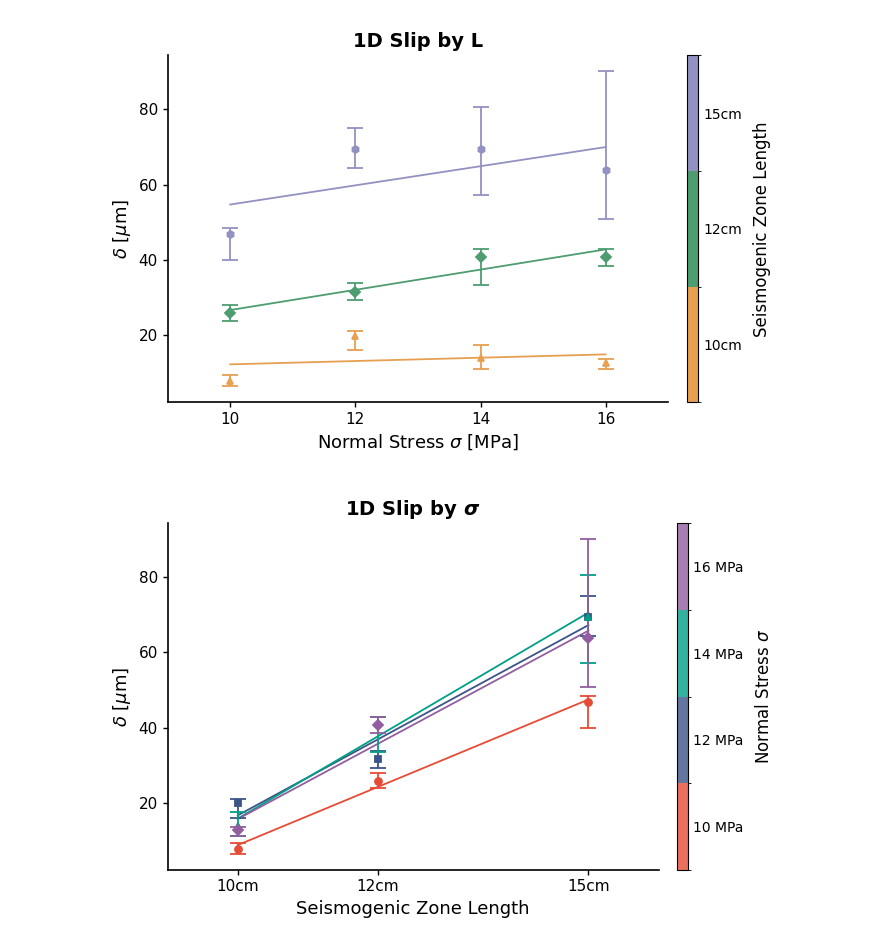
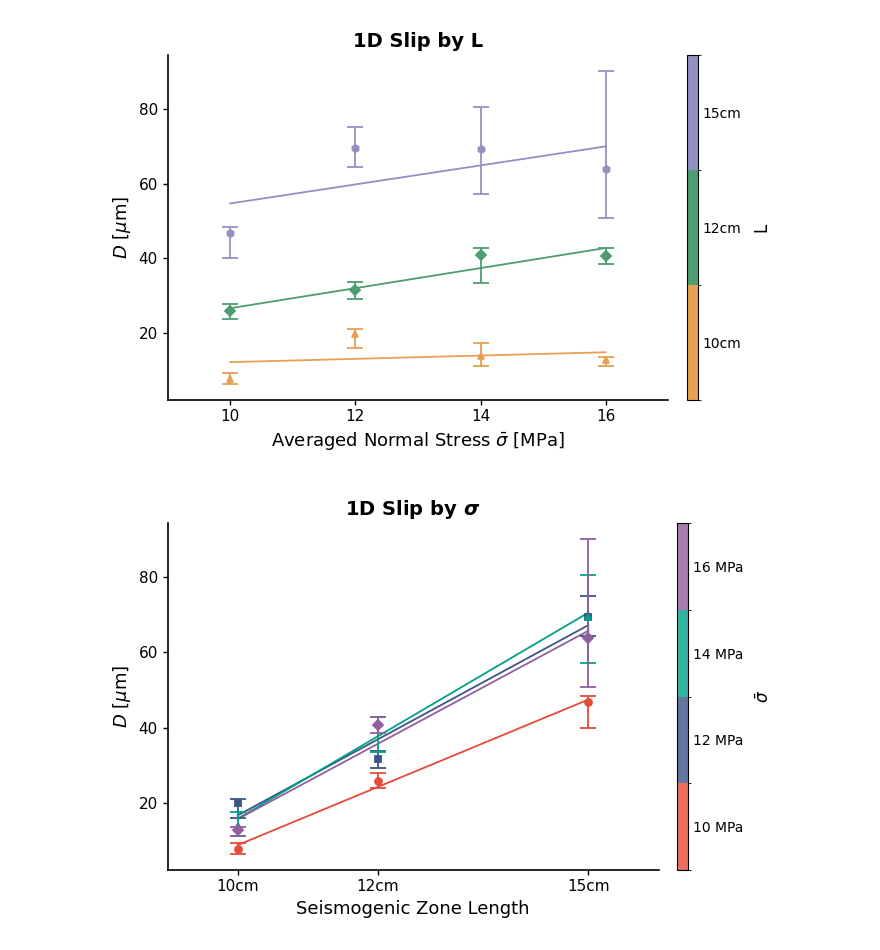
Before and after one commit to Potter0427/labquake_explorer_re, a Jupyter notebook: export h5/1D_Summary_Plots_Pub copy.ipynb, the cells around one changed output. Saved outputs shown, nothing was run; the diff lists cells and outputs as text; code cells hidden in the pictures.

```diff
--- a/export h5/1D_Summary_Plots_Pub copy.ipynb
+++ b/export h5/1D_Summary_Plots_Pub copy.ipynb
@@ -252,7 +252,7 @@ def plot_metric(target_metric, title, ylabel, loglog=False, use_delta=False, sho
         ax.set_xscale('log'); ax.set_yscale('log')
         ax.xaxis.set_major_formatter(ScalarFormatter())
         ax.xaxis.set_minor_formatter(NullFormatter()); ax.yaxis.set_minor_formatter(NullFormatter())
-    ax.set_xlabel(r'Normal Stress $\sigma$ [MPa]'); ax.set_ylabel(ylabel); ax.set_title(title)
+    ax.set_xlabel(r'Averaged Normal Stress $\bar{\sigma}$ [MPa]'); ax.set_ylabel(ylabel); ax.set_title(title)
     if loglog and all_sigmas: ax.set_xlim(min(all_sigmas) - 1, max(all_sigmas) + 1)
     else:
         try: ax.set_xlim(xlim_min, xlim_max)
@@ -270,7 +270,7 @@ def plot_metric(target_metric, title, ylabel, loglog=False, use_delta=False, sho
         ax.legend(handles=[line_kc], loc='best', fontsize=10, frameon=False)
     _apply_pub_style(ax)
     cbar = fig.colorbar(sm, ax=ax, ticks=list(range(n)), aspect=30, pad=0.03)
-    _style_colorbar(cbar, [item['group'] for item in data_to_plot], 'Seismogenic Zone Length')
+    _style_colorbar(cbar, [item['group'] for item in data_to_plot], 'L')
     plt.tight_layout()
     plt.show()
 
@@ -328,7 +328,7 @@ def plot_metric_by_group(target_metric, title, ylabel, loglog=False, use_delta=F
     ax.set_xticks(x_vals_all); ax.set_xticklabels(group_order)
     _apply_pub_style(ax)
     cbar = fig.colorbar(sm, ax=ax, ticks=list(range(n)), aspect=30, pad=0.03)
-    _style_colorbar(cbar, [f'{s:.0f} MPa' for s in unique_sigmas], r'Normal Stress $\sigma$')
+    _style_colorbar(cbar, [f'{s:.0f} MPa' for s in unique_sigmas], r'$\bar{\sigma}$')
     plt.tight_layout()
     plt.show()
 # %%
@@ -354,9 +354,9 @@ plot_metric_by_group('k', r'1D Stiffness by $\boldsymbol{\sigma}$', 'k [MPa/\u03
 # %%
 # ========= 7. 繪製 Delta (E2+E3+E4 平均) =========
-plot_metric('delta_avg', r'1D Slip by L', r'$\delta$ [$\mu$m]', use_delta=True)
+plot_metric('delta_avg', r'1D Slip by L', r'$D$ [$\mu$m]', use_delta=True)
 # ========= 10. 以群組為 X 軸：Delta =========
-plot_metric_by_group('delta_avg', r'1D Slip by $\boldsymbol{\sigma}$', r'$\delta$ [$\mu$m]', use_delta=True)
+plot_metric_by_group('delta_avg', r'1D Slip by $\boldsymbol{\sigma}$', r'$D$ [$\mu$m]', use_delta=True)
 # %% [output]
-[figure, old version]
+[figure, new version]
-[figure, old version]
+[figure, new version]
 # %%
```
Also changed, not shown: parts of 5 cells of this notebook, 2 other files.
